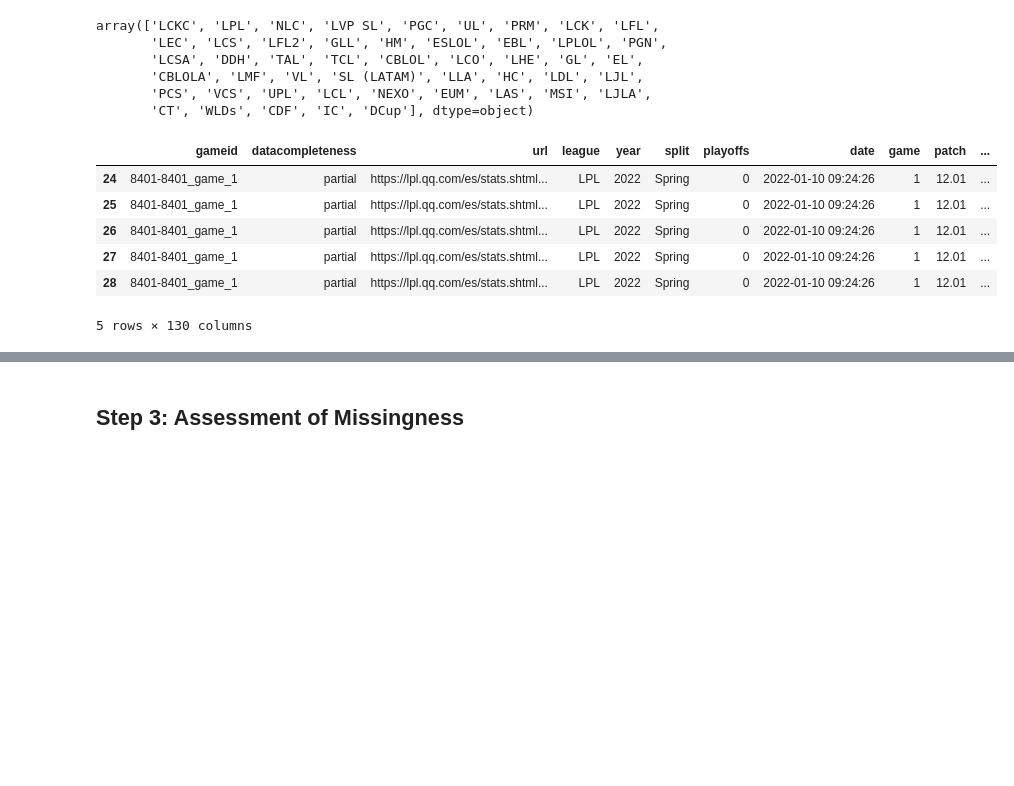
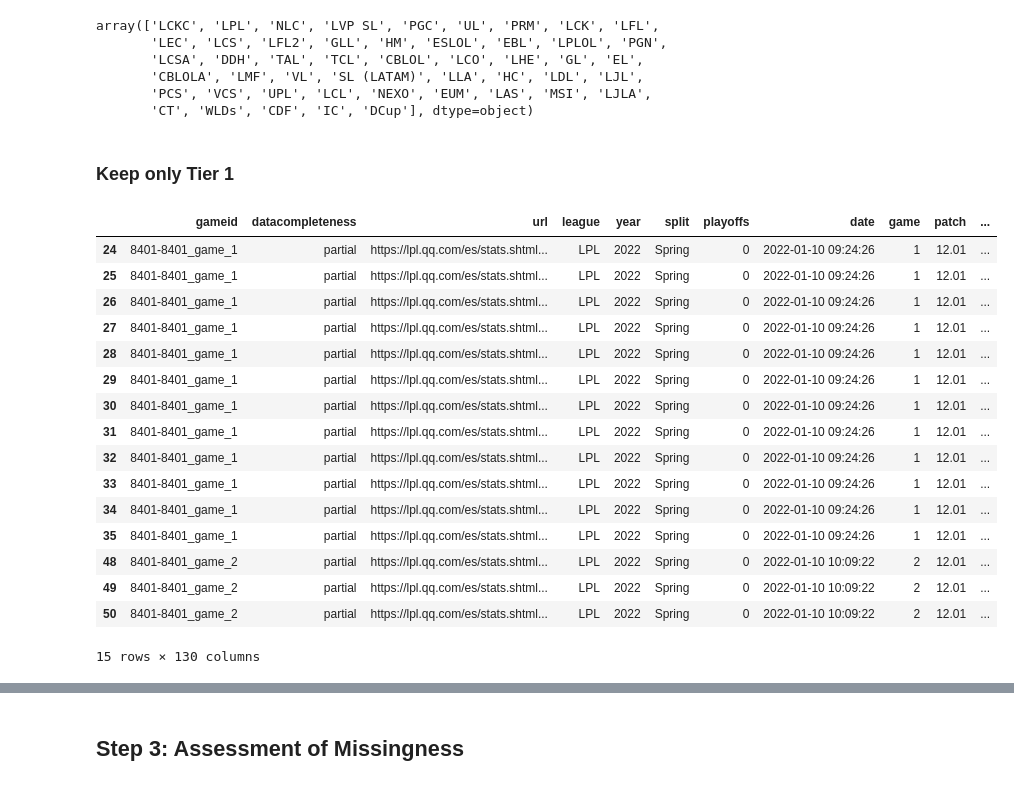
Before and after one commit to samuellee77/dsc80-project4, a Jupyter notebook: template.ipynb, the cells around one changed output, grey strips where cells are left out. Saved outputs shown, nothing was run; the diff lists cells and outputs as text; code cells hidden in the pictures; blank space fills up the shorter version.

Commit message:
split dataframe

```diff
--- a/template.ipynb
+++ b/template.ipynb
@@ -47,14 +46,26 @@ array(['LCKC', 'LPL', 'NLC', 'LVP SL', 'PGC', 'UL', 'PRM', 'LCK', 'LFL',
        'CBLOLA', 'LMF', 'VL', 'SL (LATAM)', 'LLA', 'HC', 'LDL', 'LJL',
        'PCS', 'VCS', 'UPL', 'LCL', 'NEXO', 'EUM', 'LAS', 'MSI', 'LJLA',
        'CT', 'WLDs', 'CDF', 'IC', 'DCup'], dtype=object)
+# %% [markdown]
+### Keep only Tier 1
 # %%
 tier1 = data[data['league'].isin(['LPL', 'LCK', 'LCS', 'LEC', 'PCS', 'VCS', 'CBLOL', 'LLA', 'LMS', 'LCO', 'LJL'])]
-tier1.head()
+tier1.head(15)
 # %% [output]
 |  | gameid | datacompleteness | url | league | year | split | playoffs | date | game | patch | ... |
 | 24 | 8401-8401_game_1 | partial | https://lpl.qq.com/es/stats.shtml... | LPL | 2022 | Spring | 0 | 2022-01-10 09:24:26 | 1 | 12.01 | ... |
 | 25 | 8401-8401_game_1 | partial | https://lpl.qq.com/es/stats.shtml... | LPL | 2022 | Spring | 0 | 2022-01-10 09:24:26 | 1 | 12.01 | ... |
 | 26 | 8401-8401_game_1 | partial | https://lpl.qq.com/es/stats.shtml... | LPL | 2022 | Spring | 0 | 2022-01-10 09:24:26 | 1 | 12.01 | ... |
 | 27 | 8401-8401_game_1 | partial | https://lpl.qq.com/es/stats.shtml... | LPL | 2022 | Spring | 0 | 2022-01-10 09:24:26 | 1 | 12.01 | ... |
 | 28 | 8401-8401_game_1 | partial | https://lpl.qq.com/es/stats.shtml... | LPL | 2022 | Spring | 0 | 2022-01-10 09:24:26 | 1 | 12.01 | ... |
+| 29 | 8401-8401_game_1 | partial | https://lpl.qq.com/es/stats.shtml... | LPL | 2022 | Spring | 0 | 2022-01-10 09:24:26 | 1 | 12.01 | ... |
+| 30 | 8401-8401_game_1 | partial | https://lpl.qq.com/es/stats.shtml... | LPL | 2022 | Spring | 0 | 2022-01-10 09:24:26 | 1 | 12.01 | ... |
+| 31 | 8401-8401_game_1 | partial | https://lpl.qq.com/es/stats.shtml... | LPL | 2022 | Spring | 0 | 2022-01-10 09:24:26 | 1 | 12.01 | ... |
+| 32 | 8401-8401_game_1 | partial | https://lpl.qq.com/es/stats.shtml... | LPL | 2022 | Spring | 0 | 2022-01-10 09:24:26 | 1 | 12.01 | ... |
+| 33 | 8401-8401_game_1 | partial | https://lpl.qq.com/es/stats.shtml... | LPL | 2022 | Spring | 0 | 2022-01-10 09:24:26 | 1 | 12.01 | ... |
+| 34 | 8401-8401_game_1 | partial | https://lpl.qq.com/es/stats.shtml... | LPL | 2022 | Spring | 0 | 2022-01-10 09:24:26 | 1 | 12.01 | ... |
+| 35 | 8401-8401_game_1 | partial | https://lpl.qq.com/es/stats.shtml... | LPL | 2022 | Spring | 0 | 2022-01-10 09:24:26 | 1 | 12.01 | ... |
+| 48 | 8401-8401_game_2 | partial | https://lpl.qq.com/es/stats.shtml... | LPL | 2022 | Spring | 0 | 2022-01-10 10:09:22 | 2 | 12.01 | ... |
+| 49 | 8401-8401_game_2 | partial | https://lpl.qq.com/es/stats.shtml... | LPL | 2022 | Spring | 0 | 2022-01-10 10:09:22 | 2 | 12.01 | ... |
+| 50 | 8401-8401_game_2 | partial | https://lpl.qq.com/es/stats.shtml... | LPL | 2022 | Spring | 0 | 2022-01-10 10:09:22 | 2 | 12.01 | ... |
-5 rows × 130 columns
+15 rows × 130 columns
```
Also changed, not shown: parts of 7 cells of this notebook, 11 other files.
